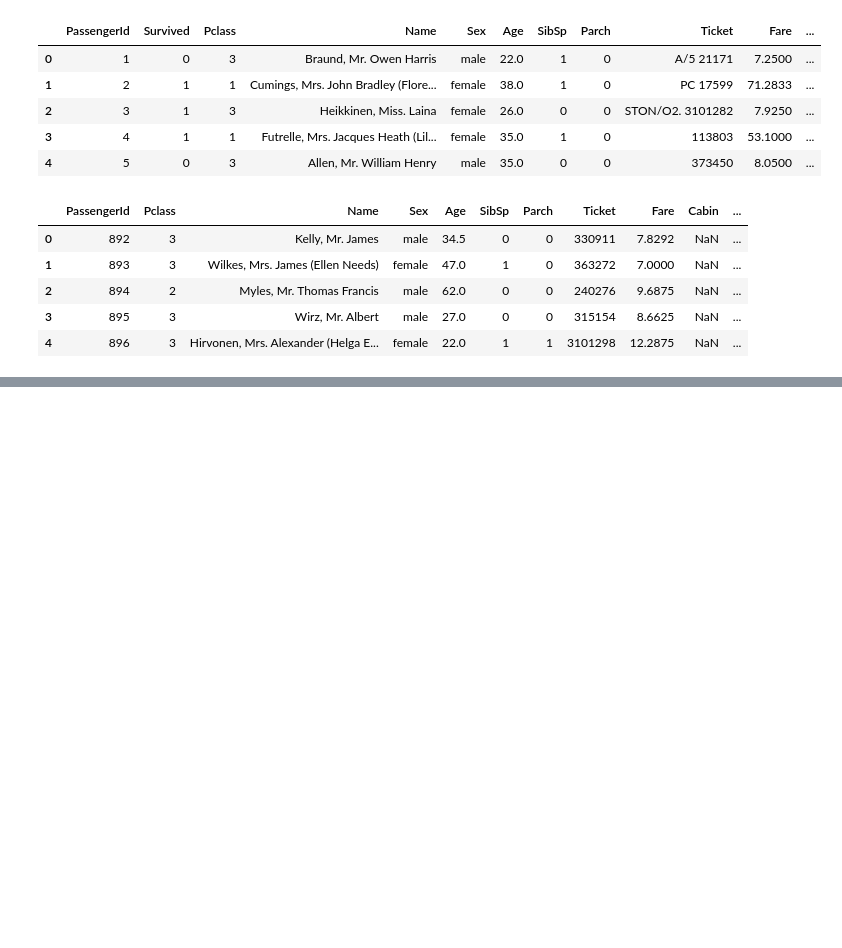
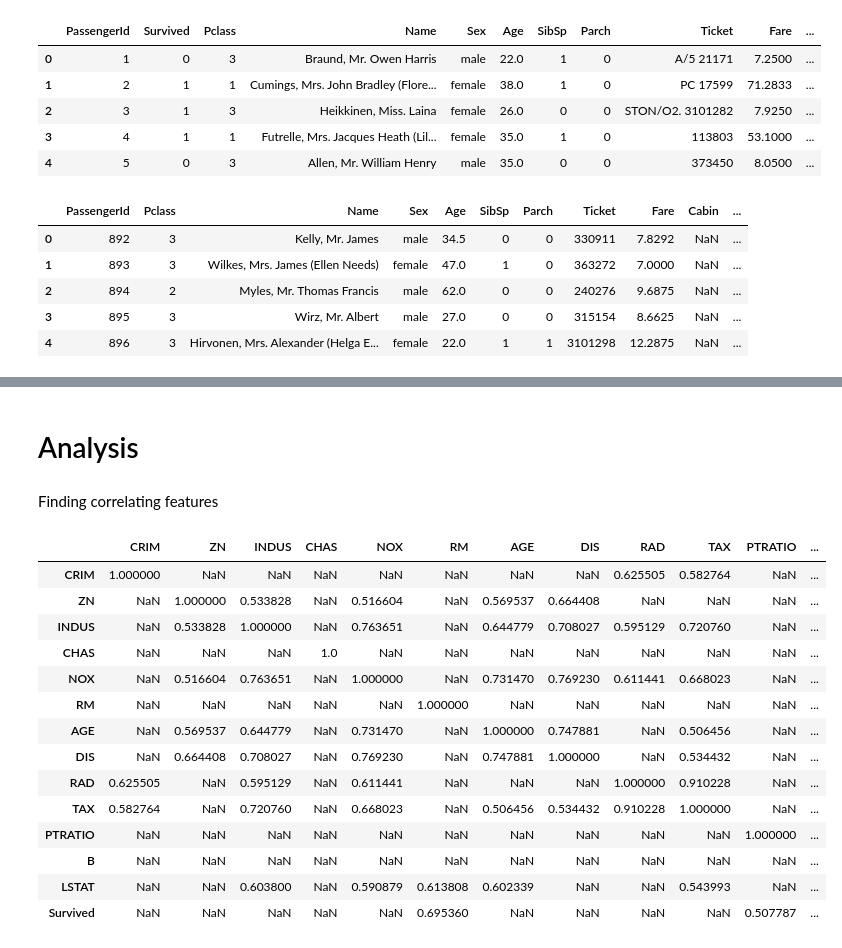
Before and after one commit to jtvkw2/Titanic-Data-Competiton, a Jupyter notebook: Titanic Data Competition.ipynb, the cells around one changed output, grey strips where cells are left out. Cells and saved outputs as stored; diff of their text form; code cells hidden in the pictures; blank space fills up the shorter version.

```diff
--- a/Titanic Data Competition.ipynb
+++ b/Titanic Data Competition.ipynb
@@ -44,0 +64,29 @@ test_data.head()
+# %% [markdown]
+# Analysis
+# %% [markdown]
+Finding correlating features
+# %%
+x = load_boston()
+
+df = pd.DataFrame(x.data, columns = x.feature_names)
+df["Survived"] = x.target
+
+cor_target = abs(df.corr())
+relevant_features = cor_target[cor_target>0.5]
+relevant_features
+# %% [output]
+|  | CRIM | ZN | INDUS | CHAS | NOX | RM | AGE | DIS | RAD | TAX | PTRATIO | ... |
+| CRIM | 1.000000 | NaN | NaN | NaN | NaN | NaN | NaN | NaN | 0.625505 | 0.582764 | NaN | ... |
+| ZN | NaN | 1.000000 | 0.533828 | NaN | 0.516604 | NaN | 0.569537 | 0.664408 | NaN | NaN | NaN | ... |
+| INDUS | NaN | 0.533828 | 1.000000 | NaN | 0.763651 | NaN | 0.644779 | 0.708027 | 0.595129 | 0.720760 | NaN | ... |
+| CHAS | NaN | NaN | NaN | 1.0 | NaN | NaN | NaN | NaN | NaN | NaN | NaN | ... |
+| NOX | NaN | 0.516604 | 0.763651 | NaN | 1.000000 | NaN | 0.731470 | 0.769230 | 0.611441 | 0.668023 | NaN | ... |
+| RM | NaN | NaN | NaN | NaN | NaN | 1.000000 | NaN | NaN | NaN | NaN | NaN | ... |
+| AGE | NaN | 0.569537 | 0.644779 | NaN | 0.731470 | NaN | 1.000000 | 0.747881 | NaN | 0.506456 | NaN | ... |
+| DIS | NaN | 0.664408 | 0.708027 | NaN | 0.769230 | NaN | 0.747881 | 1.000000 | NaN | 0.534432 | NaN | ... |
+| RAD | 0.625505 | NaN | 0.595129 | NaN | 0.611441 | NaN | NaN | NaN | 1.000000 | 0.910228 | NaN | ... |
+| TAX | 0.582764 | NaN | 0.720760 | NaN | 0.668023 | NaN | 0.506456 | 0.534432 | 0.910228 | 1.000000 | NaN | ... |
+| PTRATIO | NaN | NaN | NaN | NaN | NaN | NaN | NaN | NaN | NaN | NaN | 1.000000 | ... |
+| B | NaN | NaN | NaN | NaN | NaN | NaN | NaN | NaN | NaN | NaN | NaN | ... |
+| LSTAT | NaN | NaN | 0.603800 | NaN | 0.590879 | 0.613808 | 0.602339 | NaN | NaN | 0.543993 | NaN | ... |
+| Survived | NaN | NaN | NaN | NaN | NaN | 0.695360 | NaN | NaN | NaN | NaN | 0.507787 | ... |
```
Also changed, not shown: parts of 11 cells of this notebook.
